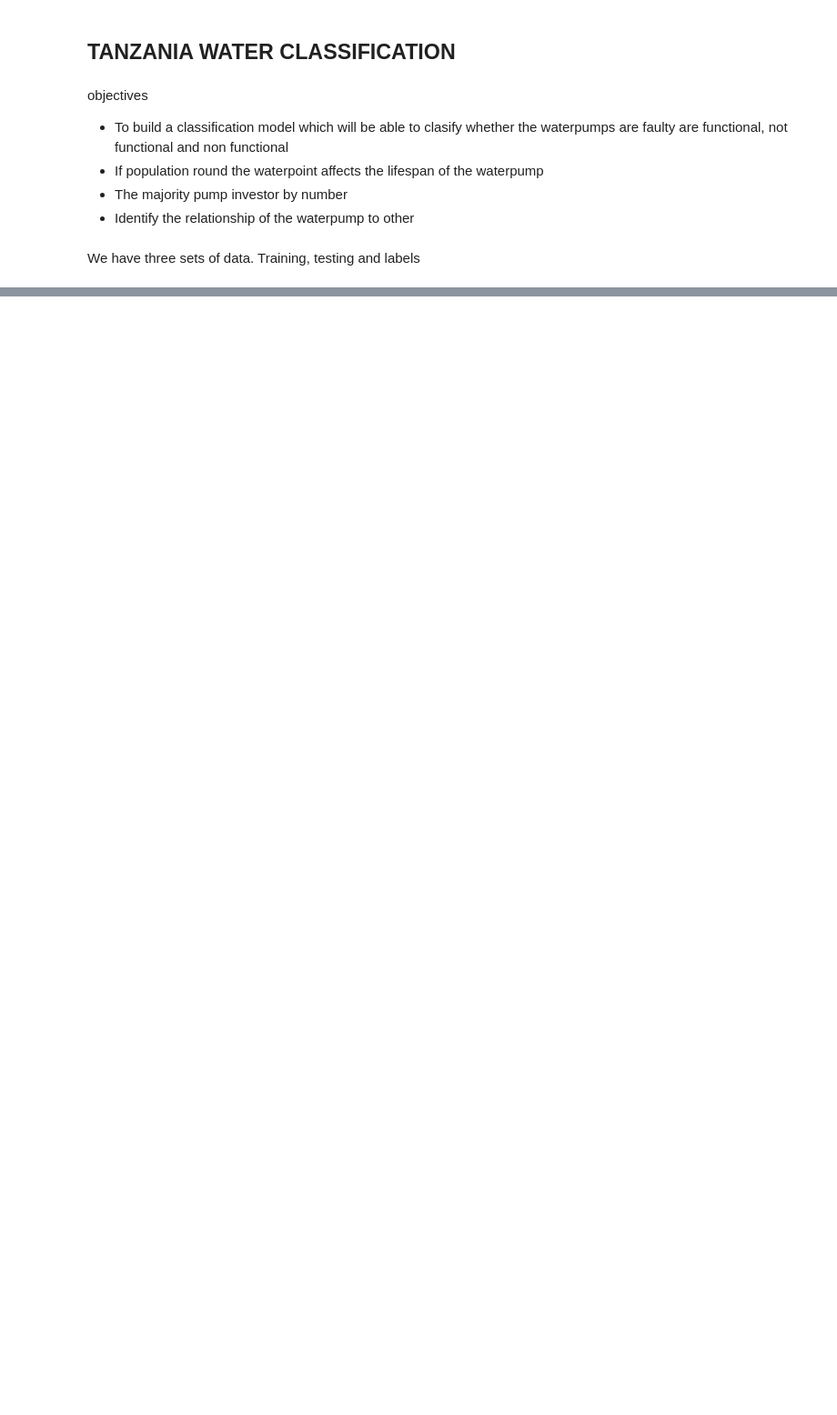
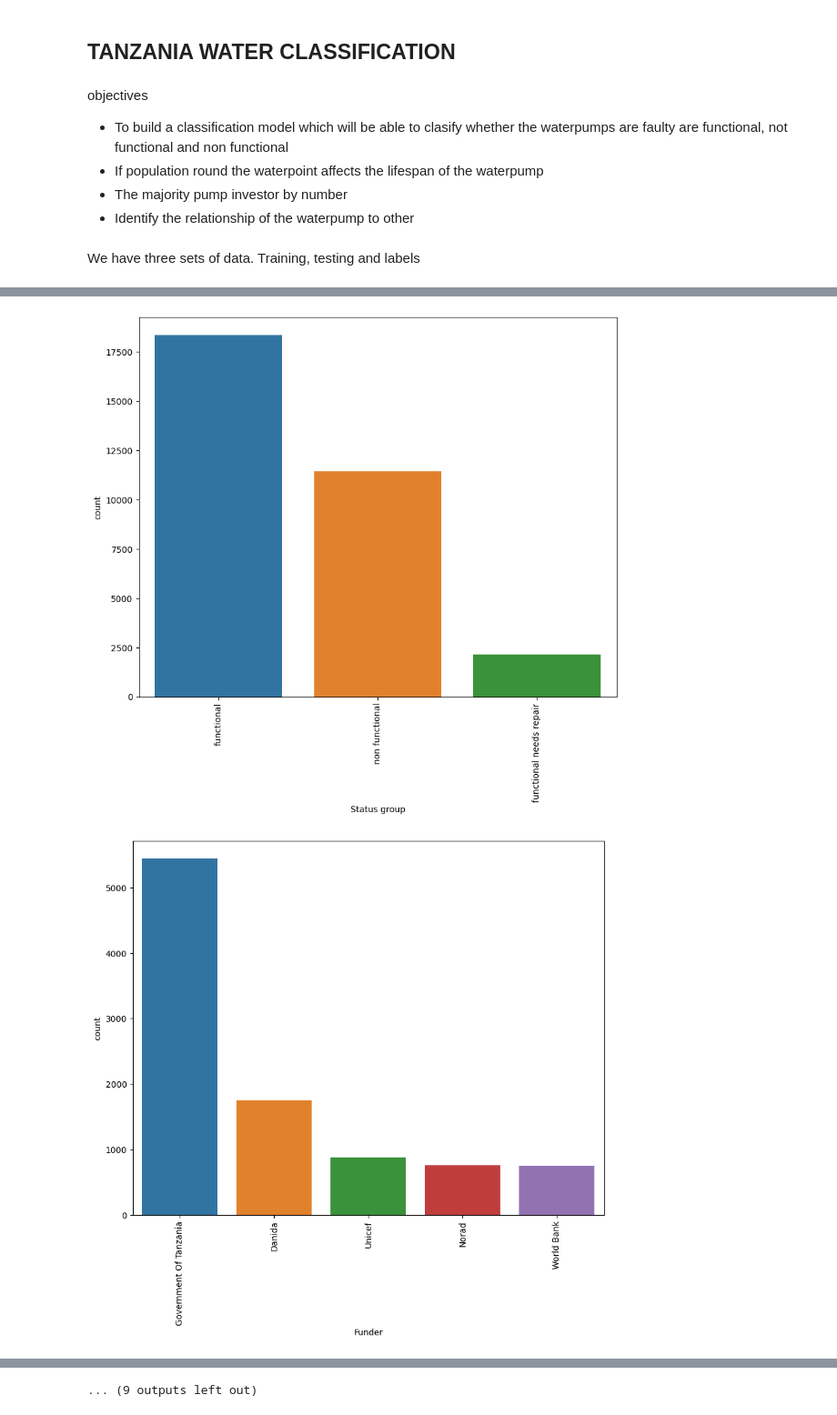
Before and after one commit to Mbachia/Tanzania-Water-Classification, a Jupyter notebook: notebook.ipynb, the cells around one changed output, grey strips where cells are left out. Shown: that part at 91% size. Drawn from its saved outputs; the diff is of its cells as text; code cells hidden in the pictures; blank space fills up the shorter version.

```diff
--- a/notebook.ipynb
+++ b/notebook.ipynb
@@ -82,0 +168,3 @@ data[15:40]
+# %%
+# dropping duplicates
+data.drop_duplicates(inplace=True)
@@ -83,3 +178,9 @@ data[15:40]
+# %%
+# filtering construction year to start from 1960
+data= data[(data['construction_year'] >= 1960) & (data['construction_year'] <= 2013)]
+# %%
+# conversion of column format to date format
+data.loc[:, 'construction_year'] = pd.to_datetime(data['construction_year'],format='%Y')
 # %%
 data.shape
 # %% [output]
@@ -171,0 +194,4 @@ data.duplicated().sum()
+# %%
+# extracting the categorical variables
+categorical = [column for column in data.columns if data[column].dtype == 'O']
+print('The categorical variables: {} '.format(categorical))
@@ -171,0 +200,19 @@ data.duplicated().sum()
+# %%
+# plotting the numerical variables
+for cat in categorical:
+    if len(data[cat].unique()) >= 10:
+        top_5 = data[cat].value_counts().head(5)
+        plt.figure(figsize=(10,8))
+        sns.countplot(x= cat,data=data,order=top_5.index)
+        plt.xticks(rotation=90)
+        plt.xlabel(f'{cat}'.capitalize().replace("_", " "))
+        plt.show()
+    else:
+        plt.figure(figsize=(10,8))
+        sns.countplot(x= cat,data=data)
+        plt.xlabel(f'{cat}'.capitalize().replace("_", " "))
+        plt.xticks(rotation=90)
+        plt.show()
+# %% [output]
+[figure, added]
+[figure, added]
@@ -171,0 +229 @@ data.duplicated().sum()
+... (9 outputs left out)
```
Also changed, not shown: parts of 49 cells of this notebook, 3 other files.
